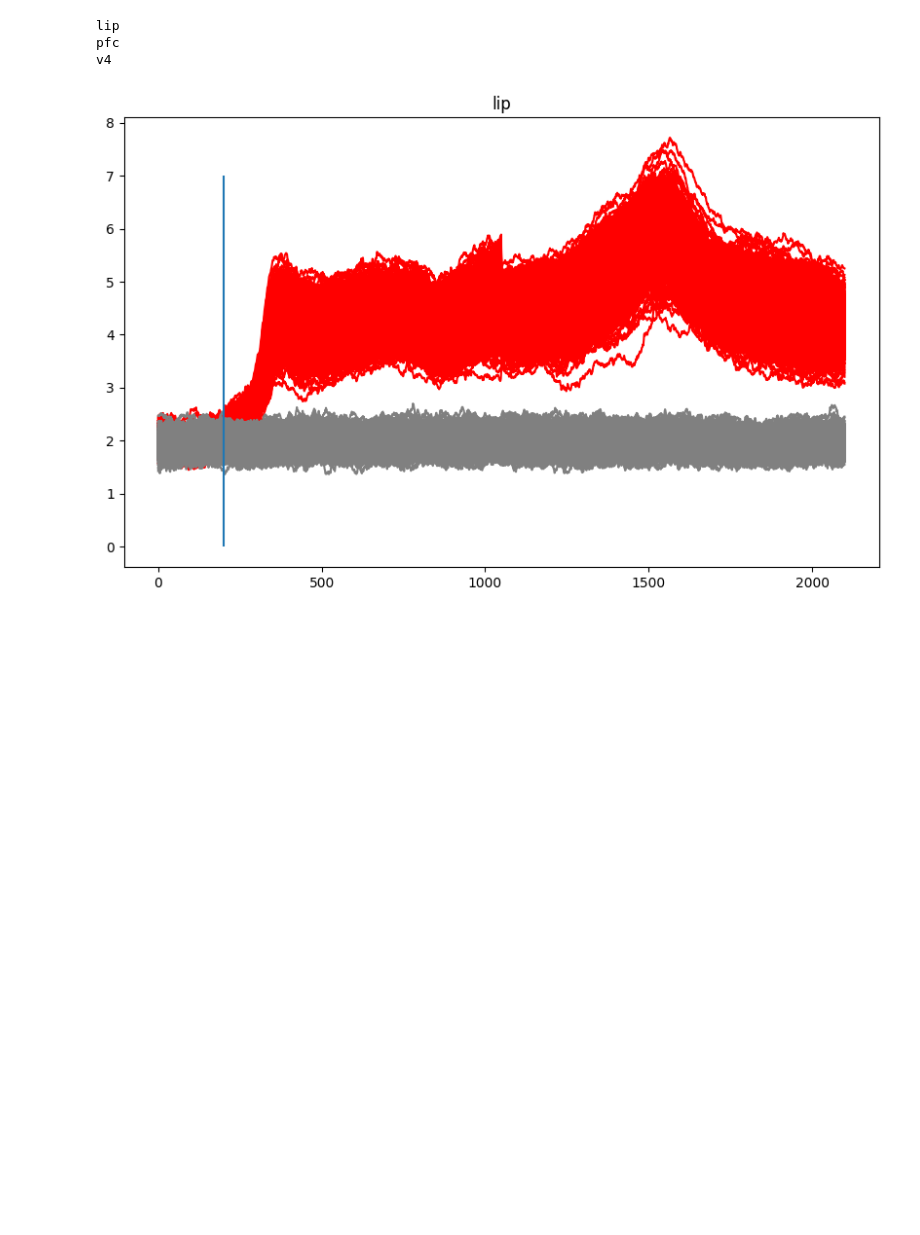
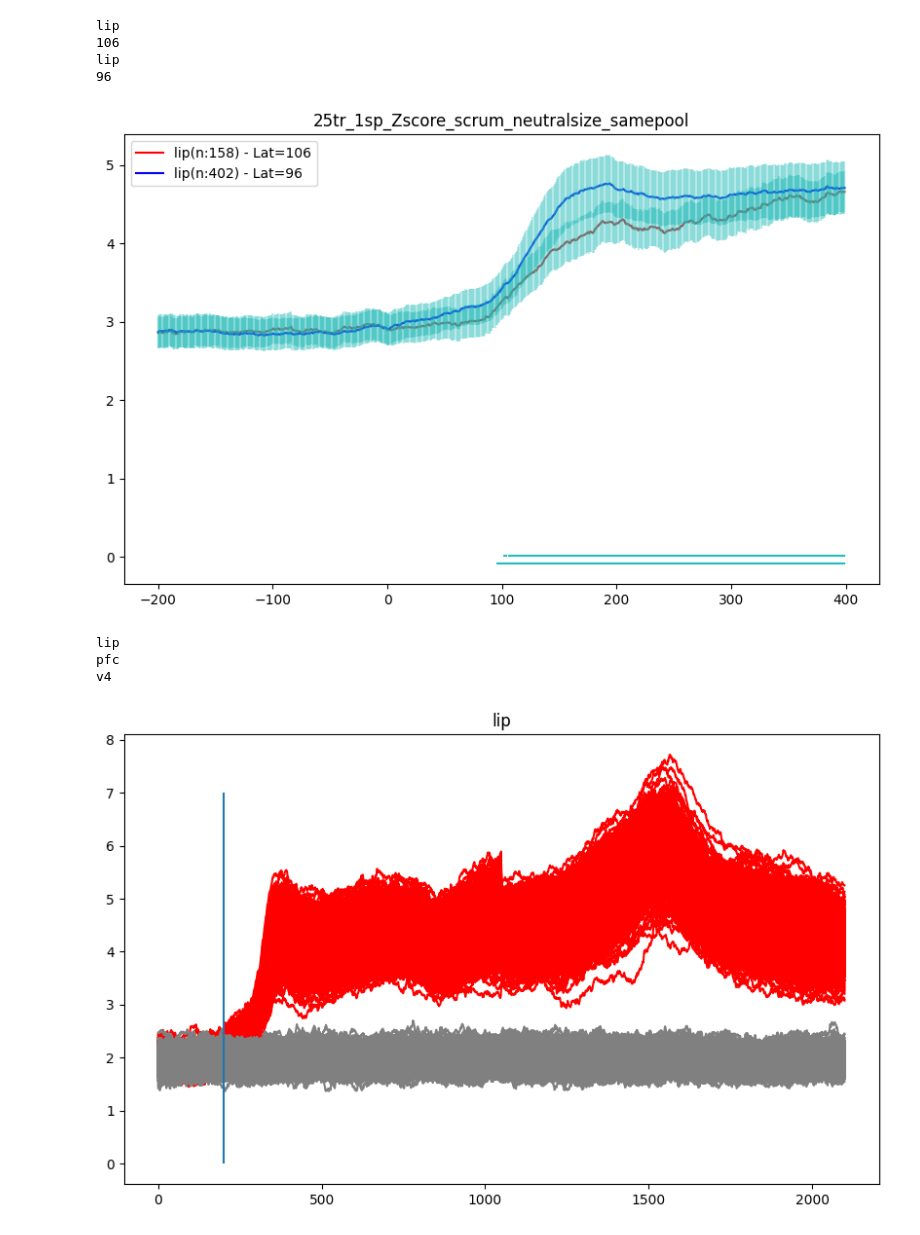
Before and after one commit to Ibos-lab/Users, a Jupyter notebook: losadac/data_stats/neurons/latencies_plots.ipynb, the cells around one changed output. Cells and saved outputs as stored; diff of their text form; code cells hidden in the pictures; blank space fills up the shorter version.

```diff
--- a/losadac/data_stats/neurons/latencies_plots.ipynb
+++ b/losadac/data_stats/neurons/latencies_plots.ipynb
@@ -123,3 +127,31 @@ KeyError: 'pfc'
+# %%
+_=plt.figure(figsize=(10,6))
+area='lip'
+col=['r','b']
+for ia,resarea in enumerate([res1,res2]):
+    d=resarea[area]['all_dist_n_nn'][:,:600]
+    fd=resarea[area]['alldist_fake_n_nn'][:,:600]
+
+    p = perm_test(d,fd)
+    p = np.where(p>0.95,True,np.nan)
+    latency,_=smetrics.find_latency(
+        p_value=1-p, win=75, step= 1, p_treshold= 0.05
+        )
+    latency=latency-200
+    _=plt.plot(np.arange(len(p))-200,np.mean(d,axis=0),color=col[ia],label=area+'(n:'+str(resarea[area]['n_neurons'])+') - Lat='+str(latency))
+    plt.errorbar(np.arange(len(p))-200,np.mean(d,axis=0),yerr=np.std(d,axis=0),color=color[area],alpha=0.3)
+    _=plt.plot(np.arange(len(p))-200,(p/100)-(ia/10)+0,color=color[area])
+
+    print(area)
+    print(latency)
+plt.legend(loc='upper left')
+_=plt.title('25tr_1sp_Zscore_scrum_neutralsize_samepool')
+# %% [output]
+lip
+106
+lip
+96
+[figure, added]
 # %%
 for area in ['lip','pfc','v4']:
     _=plt.figure(figsize=(10,6))
```
Also changed, not shown: parts of 2 cells of this notebook, 3 other files.
